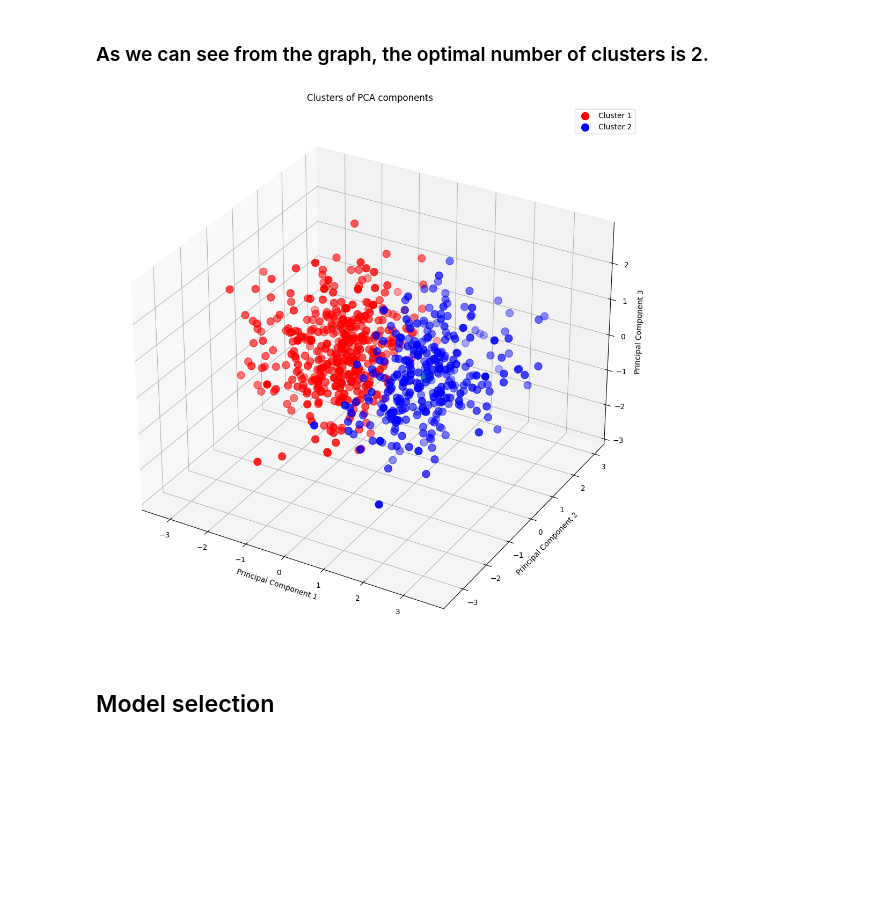
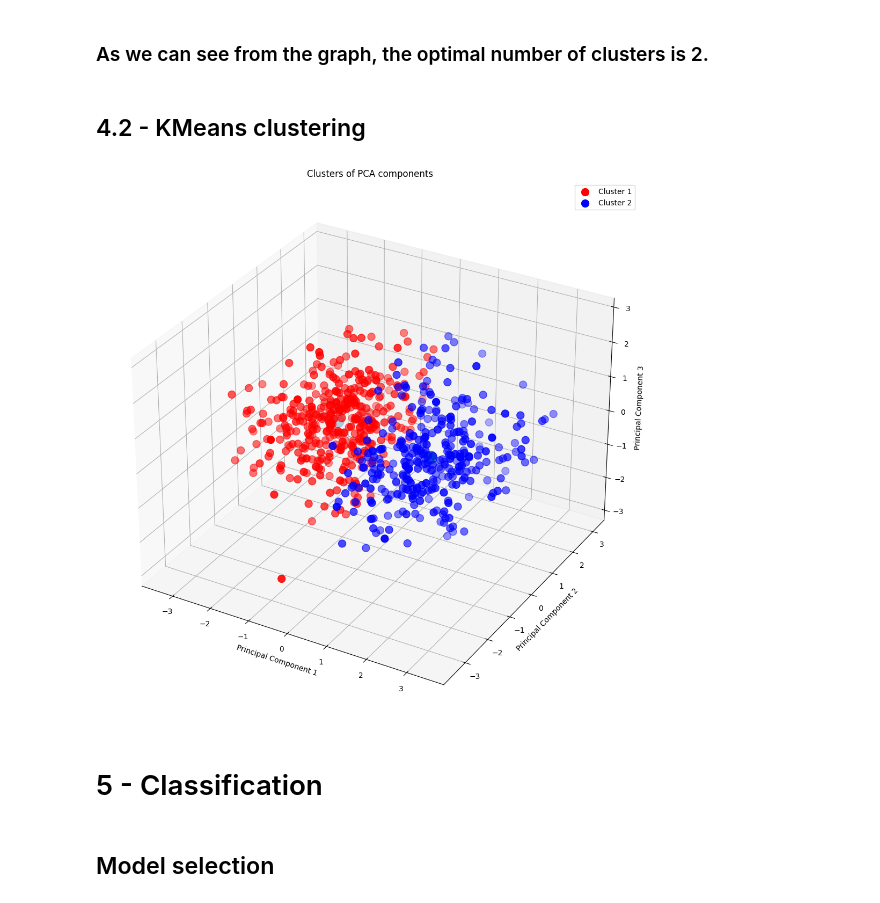
Before and after one commit to hosain-ghoraba/Heart-Disease-detection, a Jupyter notebook: Heart_Failure_Prediction.ipynb, the cells around one changed output. Saved outputs shown, nothing was run; the diff lists cells and outputs as text; code cells hidden in the pictures; blank space fills up the shorter version.

Commit message:
performing 1 hot encoding  for categorical features before pca

```diff
--- a/Heart_Failure_Prediction.ipynb
+++ b/Heart_Failure_Prediction.ipynb
@@ -275,0 +270,4 @@ Number of duplicates: 0
+# %%
+sc = StandardScaler()
+df[CONTINUOUS_FEATURES] = sc.fit_transform(df[CONTINUOUS_FEATURES])
+df[CONTINUOUS_FEATURES]
@@ -383,4 +378,0 @@ We opt for Standardization becauase: These features have different units (e.g.,
-# %%
-sc = StandardScaler()
-df[CONTINUOUS_COLUMNS] = sc.fit_transform(df[CONTINUOUS_COLUMNS])
-df[CONTINUOUS_COLUMNS]
@@ -400,0 +381,7 @@ df[CONTINUOUS_COLUMNS]
+# %%
+# convert categorical columns to numerical
+numerical_data = df[CONTINUOUS_FEATURES]
+encoded_data = pd.get_dummies(df[CATEGORICAL_FEATURES])
+
+fully_numerical_df = pd.concat([numerical_data, encoded_data], axis=1)
+fully_numerical_df
@@ -403,12 +404,9 @@ df[CONTINUOUS_COLUMNS]
 # %%
 
-X = df[CONTINUOUS_COLUMNS]
+pca = PCA(n_components=3)
+principalComponents = pca.fit_transform(fully_numerical_df)
 
-# Apply PCA with 2 components
-pca = PCA(n_components=3)
-principalComponents = pca.fit_transform(X)
-
-# Explained variance ratio
+# Evaluate PCA
 explained_variance_ratio = pca.explained_variance_ratio_
 print(f'Reserved variance in each component: {[f"{var:.2f}" for var in explained_variance_ratio]}')
 print(f"Total variance Reserved across all components: {np.sum(explained_variance_ratio):.2f}")
@@ -436,43 +473,46 @@ plt.show()
 # %% [markdown]
 <h3> As we can see from the graph, the optimal number of clusters is 2. </h3>
+# %% [markdown]
+<h2> 4.2 - KMeans clustering </h2>
 # %%
 # perform clustering with 2 clusters
 
 kmeans = KMeans(n_clusters=2, init='k-means++', random_state=42)
 y_kmeans = kmeans.fit_predict(principalComponents)
 
 def display_clusters_for_2_components(principalComponents, y_kmeans, kmeans):
     plt.scatter(principalComponents[y_kmeans == 0, 0], principalComponents[y_kmeans == 0, 1], s=100, c='red', label='Cluster 1')
     plt.scatter(principalComponents[y_kmeans == 1, 0], principalComponents[y_kmeans == 1, 1], s=100, c='blue', label='Cluster 2')
     plt.scatter(kmeans.cluster_centers_[:, 0], kmeans.cluster_centers_[:, 1], s=300, c='yellow', label='Centroids')
     plt.title('Clusters of patients')
     plt.xlabel('Principal Component 1')
     plt.ylabel('Principal Component 2')
     plt.legend()
-    plt.show()
+    return plt
 
 
 def display_clusters_for_3_components(principalComponents, y_kmeans, kmeans):
     fig = plt.figure(figsize=(13, 13))
     ax = fig.add_subplot(111, projection='3d')
     ax.scatter(principalComponents[y_kmeans == 0, 0], principalComponents[y_kmeans == 0, 1], principalComponents[y_kmeans == 0, 2], s=100, c='red', label='Cluster 1')
     ax.scatter(principalComponents[y_kmeans == 1, 0], principalComponents[y_kmeans == 1, 1], principalComponents[y_kmeans == 1, 2], s=100, c='blue', label='Cluster 2')
     ax.scatter(kmeans.cluster_centers_[:, 0], kmeans.cluster_centers_[:, 1], kmeans.cluster_centers_[:, 2], s=300)
     ax.set_title('Clusters of PCA components')
     ax.set_xlabel('Principal Component 1')
     ax.set_ylabel('Principal Component 2')
     ax.set_zlabel('Principal Component 3')
     ax.legend()
-    plt.show()
+    return plt
 
-if pca.n_components == 2:
-    display_clusters_for_2_components(principalComponents, y_kmeans, kmeans)
-elif pca.n_components == 3:
-    display_clusters_for_3_components(principalComponents, y_kmeans, kmeans)
-else:
-    print('Number of components is not 2 or 3, so we cannot display the clusters')
+if principalComponents.shape[1] == 2:
+    clusters_plot = display_clusters_for_2_components(principalComponents, y_kmeans, kmeans)
+elif principalComponents.shape[1] == 3:
+    clusters_plot = display_clusters_for_3_components(principalComponents, y_kmeans, kmeans)
+clusters_plot.show()
 # %% [output]
-[figure, old version]
+[figure, new version]
+# %% [markdown]
+<h1> 5 - Classification </h1>
 # %% [markdown]
 ## Model selection
 # %% [markdown]
```
Also changed, not shown: parts of 78 cells of this notebook.
